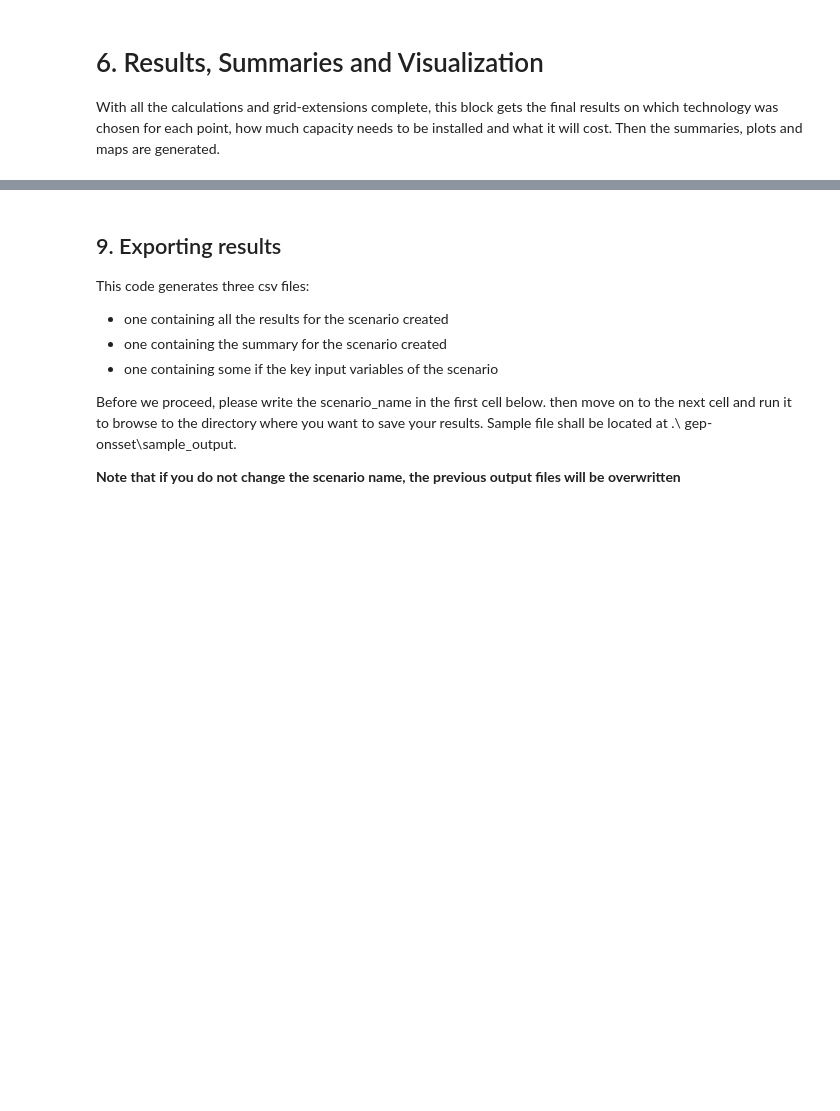
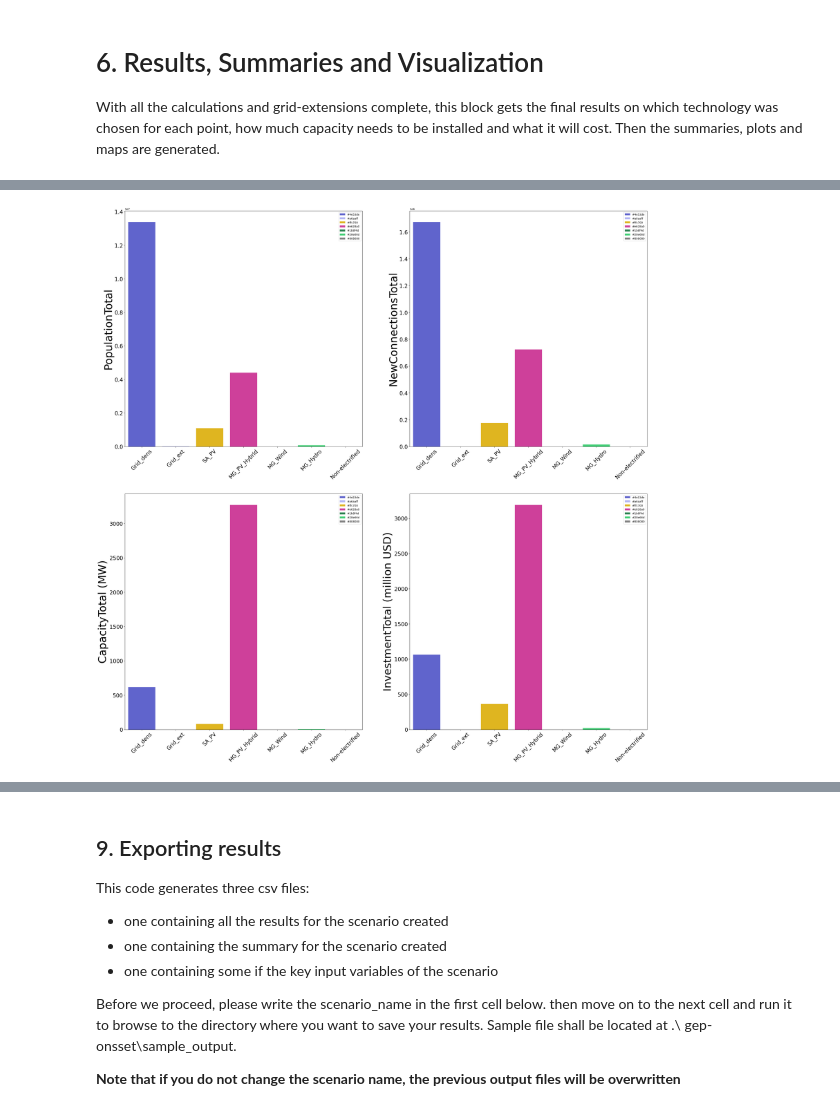
Before and after one commit to Mozambique-IEP/onsset, a Jupyter notebook: OnSSET_notebook.ipynb, the cells around one changed output, grey strips where cells are left out. Cells and saved outputs as stored; diff of their text form; code cells hidden in the pictures; blank space fills up the shorter version.

```diff
--- a/OnSSET_notebook.ipynb
+++ b/OnSSET_notebook.ipynb
@@ -281,9 +280,9 @@ This lever reflects the electrification approach to be examined. On the GEP Expl
 
 **Forced grid approach:** Forced grid under a defined buffer zone (auto_intensification set equal to X km) & least cost approach outside of the buffer zone.
 # %%
-auto_intensification = 2        # Buffer distance (km) for automatic intensification
+auto_intensification = 0        # Buffer distance (km) for automatic intensification
 
-max_grid_intensification_cost = 1800  # Maximum cost per household (USD/household) for forced grid intensification
+max_grid_intensification_cost = 999999  # Maximum cost per household (USD/household) for forced grid intensification
 # %% [markdown]
 # 4. Calibration of start year values and general information
 
@@ -627,32 +517,0 @@ summary_table
-# %%
-import matplotlib.pylab as plt
-import seaborn as sns
-
-colors = ['#4e53de', '#a6aaff', '#ffc700', '#e628a0', '#1b8f4d', '#28e66d', '#808080']
-techs_colors = dict(zip(techs, colors))
-
-summary_plot=summary_table.drop(labels='Total',axis=0)
-fig_size = [35, 35]
-font_size = 1
-plt.rcParams["figure.figsize"] = fig_size
-f, axarr = plt.subplots(2, 2)
-fig_size = [15, 15]
-font_size = 20
-plt.rcParams["figure.figsize"] = fig_size
-
-sns.barplot(x=summary_plot.index.tolist(), y=columns[8], data=summary_plot, ax=axarr[0, 0], palette=colors)
-axarr[0, 0].set_ylabel(columns[8], fontsize=2*font_size)
-axarr[0, 0].tick_params(axis='x', labelrotation=45)
-axarr[0, 0].tick_params(labelsize=font_size)
-sns.barplot(x=summary_plot.index.tolist(), y=columns[9], data=summary_plot, ax=axarr[0, 1], palette=colors)
-axarr[0, 1].set_ylabel(columns[9], fontsize=2*font_size)
-axarr[0, 1].tick_params(axis='x', labelrotation=45)
-axarr[0, 1].tick_params(labelsize=font_size)
-sns.barplot(x=summary_plot.index.tolist(), y=columns[10], data=summary_plot, ax=axarr[1, 0], palette=colors)
-axarr[1, 0].set_ylabel(columns[10], fontsize=2*font_size)
-axarr[1, 0].tick_params(axis='x', labelrotation=45)
-axarr[1, 0].tick_params(labelsize=font_size)
-sns.barplot(x=summary_plot.index.tolist(), y=columns[11], data=summary_plot, ax=axarr[1, 1], palette=colors)
-axarr[1, 1].set_ylabel(columns[11], fontsize=2*font_size)
-axarr[1, 1].tick_params(axis='x', labelrotation=45)
-axarr[1, 1].tick_params(labelsize=font_size)
@@ -697,0 +518,4 @@ plt.figure(figsize=(30,30))
+# %%
+summary_table, columns = calc_summary_table(onsseter.df)
+display(Markdown('### Summary \n These are the summarized results of the selected country'))
+summary_table
@@ -697,0 +534,4 @@ plt.figure(figsize=(30,30))
+# %%
+bar_plot(summary_table, columns)
+# %% [output]
+[figure, added]
```
Also changed, not shown: parts of 31 cells of this notebook, 4 other files.
